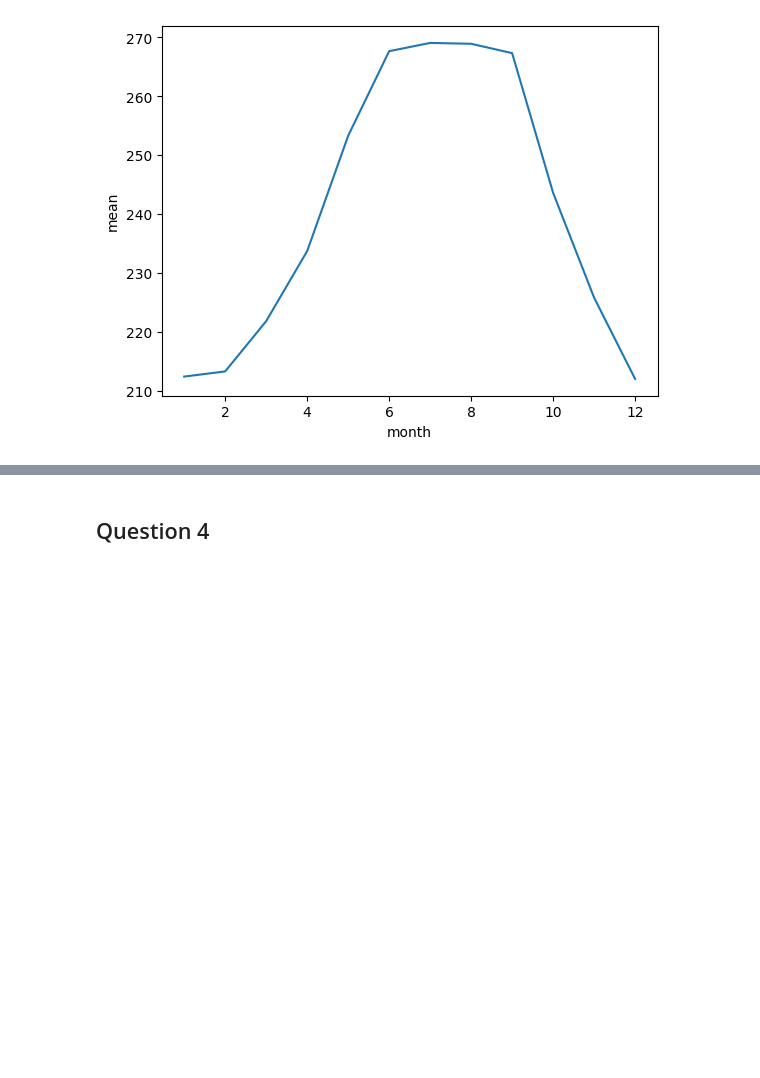
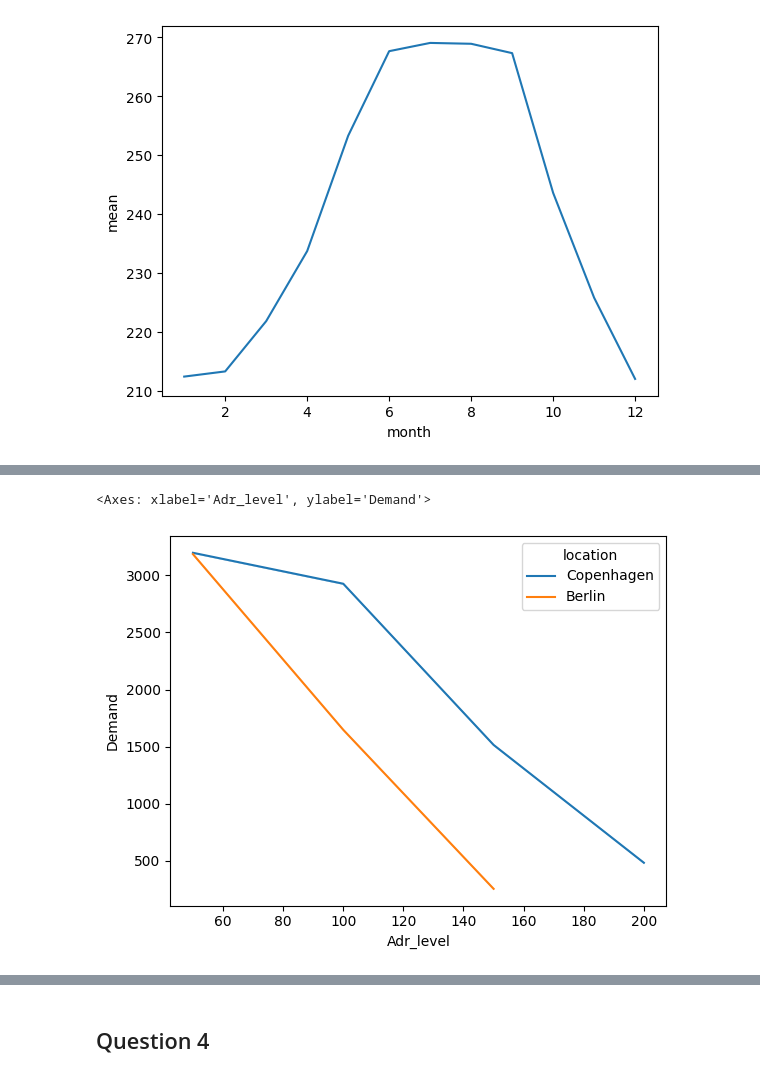
Before and after one commit to Madsjanssen/Exam, a Jupyter notebook: exam2024.ipynb, the cells around one changed output, grey strips where cells are left out. Saved outputs shown, nothing was run; the diff lists cells and outputs as text; code cells hidden in the pictures; blank space fills up the shorter version.

```diff
--- a/exam2024.ipynb
+++ b/exam2024.ipynb
@@ -284,0 +383,13 @@ sns.lineplot(data=df_plot_1, x="month", y="mean")
+# %%
+# Answearing this question i realize that i should had made a function which got data for all room and location.
+# I do however not have time for this now in will therefore just display the difference in demand for single rooms
+# in copenhagen and berlin.
+
+sns.lineplot(data=df_demand, x="Adr_level", y="Demand", hue="location")
+
+# As one can tell demand seem to decrease faster in berlin, which could reflect that
+# prices in copenhagen in genereal are higher or that people travelling to copenhagen have
+# a higher willingness to pay.
+# %% [output]
+<Axes: xlabel='Adr_level', ylabel='Demand'>
+[figure, added]
```
Also changed, not shown: parts of 16 cells of this notebook.
